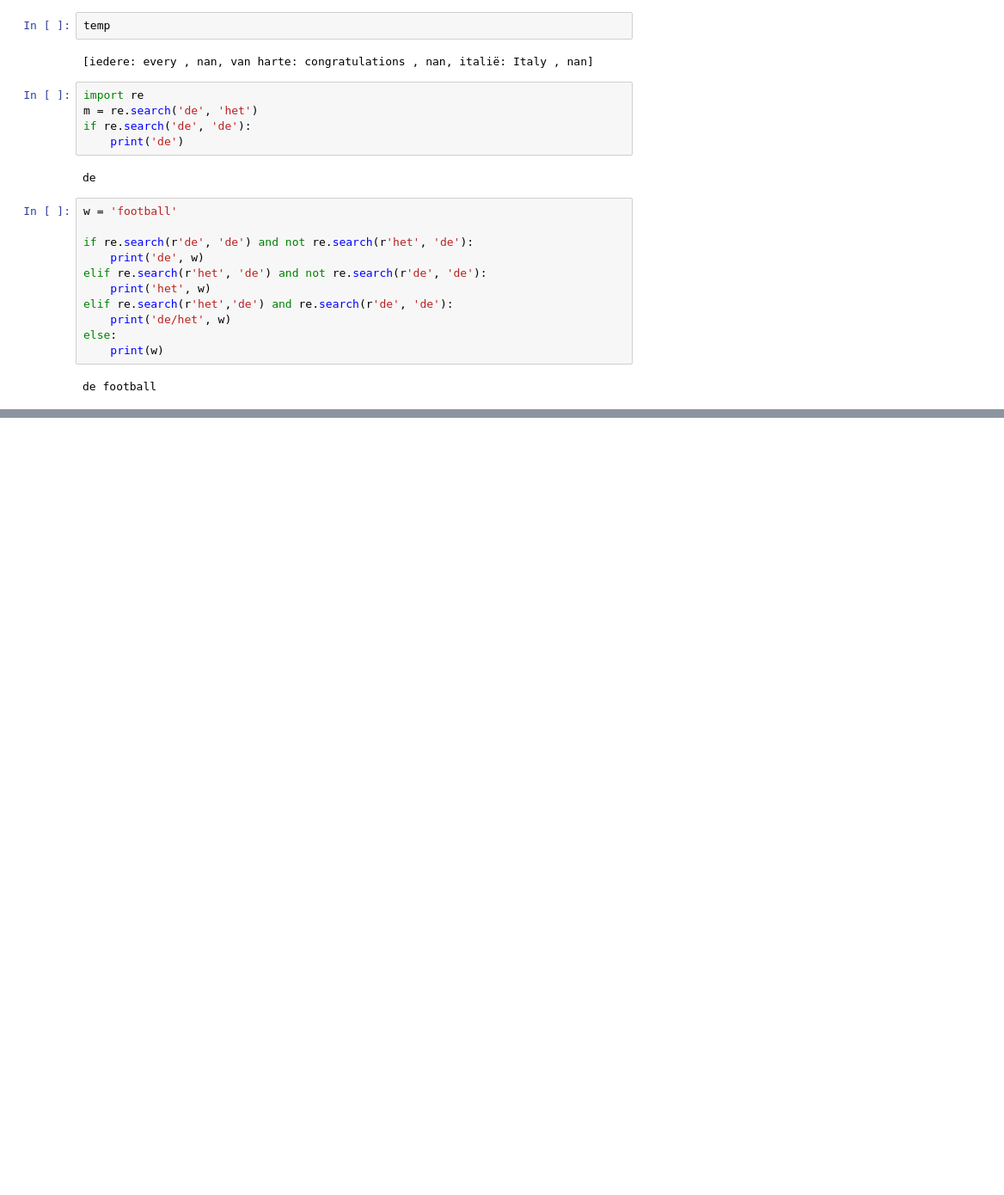
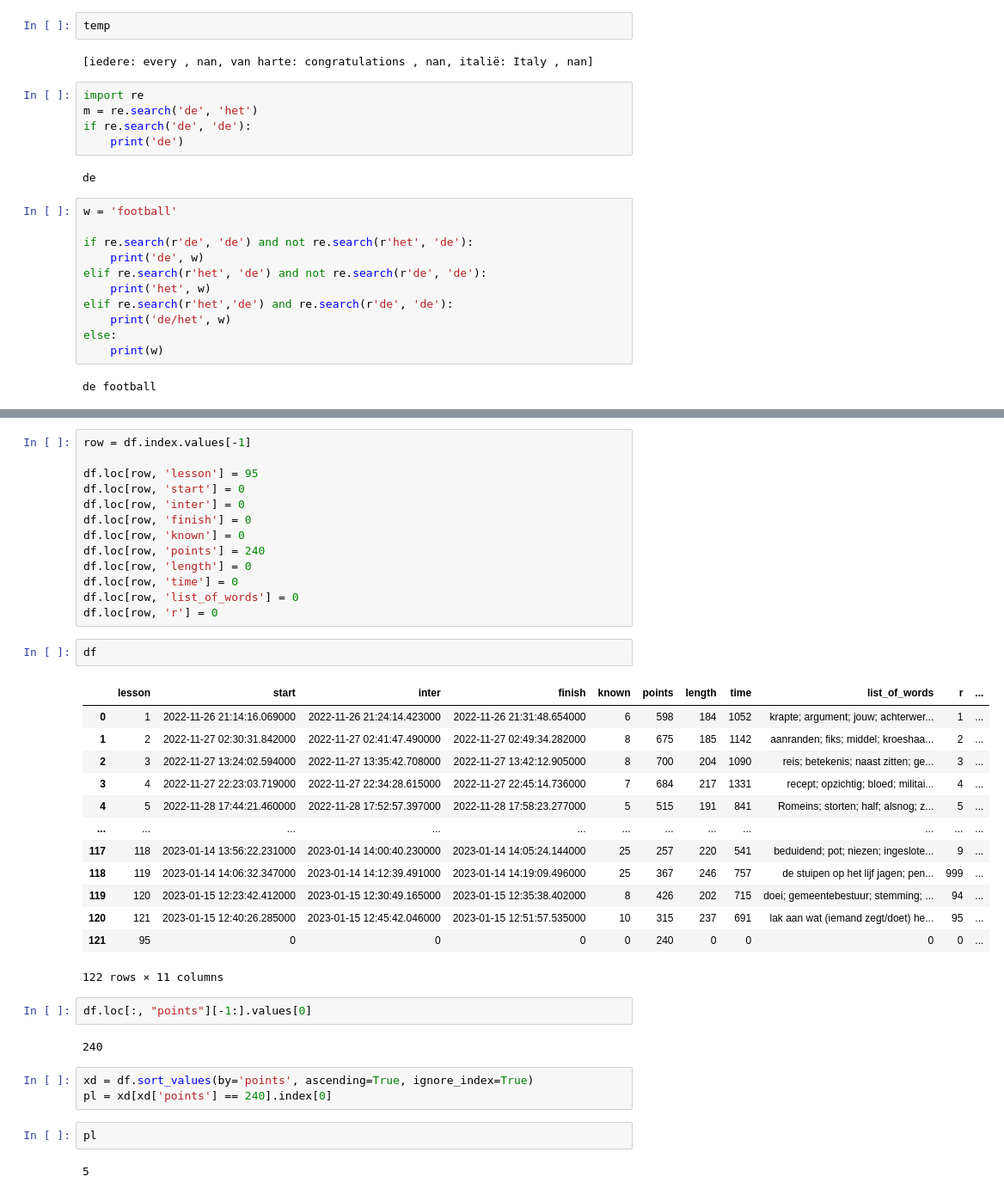
Before and after one commit to alexey198631/hobby_dutch_project, a Jupyter notebook: jupyter_for_testing.ipynb, the cells around one changed output, grey strips where cells are left out. Shown at 86% size. Saved outputs shown, nothing was run; the diff lists cells and outputs as text; blank space fills up the shorter version.

```diff
--- a/jupyter_for_testing.ipynb
+++ b/jupyter_for_testing.ipynb
@@ -376,0 +462,40 @@ de football
+# %%
+row = df.index.values[-1]
+
+df.loc[row, 'lesson'] = 95
+df.loc[row, 'start'] = 0
+df.loc[row, 'inter'] = 0
+df.loc[row, 'finish'] = 0
+df.loc[row, 'known'] = 0
+df.loc[row, 'points'] = 240
+df.loc[row, 'length'] = 0
+df.loc[row, 'time'] = 0
+df.loc[row, 'list_of_words'] = 0
+df.loc[row, 'r'] = 0
+# %%
+df
+# %% [output]
+|  | lesson | start | inter | finish | known | points | length | time | list_of_words | r | ... |
+| 0 | 1 | 2022-11-26 21:14:16.069000 | 2022-11-26 21:24:14.423000 | 2022-11-26 21:31:48.654000 | 6 | 598 | 184 | 1052 | krapte; argument; jouw; achterwer... | 1 | ... |
+| 1 | 2 | 2022-11-27 02:30:31.842000 | 2022-11-27 02:41:47.490000 | 2022-11-27 02:49:34.282000 | 8 | 675 | 185 | 1142 | aanranden; fiks; middel; kroeshaa... | 2 | ... |
+| 2 | 3 | 2022-11-27 13:24:02.594000 | 2022-11-27 13:35:42.708000 | 2022-11-27 13:42:12.905000 | 8 | 700 | 204 | 1090 | reis; betekenis; naast zitten; ge... | 3 | ... |
+| 3 | 4 | 2022-11-27 22:23:03.719000 | 2022-11-27 22:34:28.615000 | 2022-11-27 22:45:14.736000 | 7 | 684 | 217 | 1331 | recept; opzichtig; bloed; militai... | 4 | ... |
+| 4 | 5 | 2022-11-28 17:44:21.460000 | 2022-11-28 17:52:57.397000 | 2022-11-28 17:58:23.277000 | 5 | 515 | 191 | 841 | Romeins; storten; half; alsnog; z... | 5 | ... |
+| ... | ... | ... | ... | ... | ... | ... | ... | ... | ... | ... | ... |
+| 117 | 118 | 2023-01-14 13:56:22.231000 | 2023-01-14 14:00:40.230000 | 2023-01-14 14:05:24.144000 | 25 | 257 | 220 | 541 | beduidend; pot; niezen; ingeslote... | 9 | ... |
+| 118 | 119 | 2023-01-14 14:06:32.347000 | 2023-01-14 14:12:39.491000 | 2023-01-14 14:19:09.496000 | 25 | 367 | 246 | 757 | de stuipen op het lijf jagen; pen... | 999 | ... |
+| 119 | 120 | 2023-01-15 12:23:42.412000 | 2023-01-15 12:30:49.165000 | 2023-01-15 12:35:38.402000 | 8 | 426 | 202 | 715 | doei; gemeentebestuur; stemming; ... | 94 | ... |
+| 120 | 121 | 2023-01-15 12:40:26.285000 | 2023-01-15 12:45:42.046000 | 2023-01-15 12:51:57.535000 | 10 | 315 | 237 | 691 | lak aan wat (iemand zegt/doet) he... | 95 | ... |
+| 121 | 95 | 0 | 0 | 0 | 0 | 240 | 0 | 0 | 0 | 0 | ... |
+122 rows × 11 columns
+# %%
+df.loc[:, "points"][-1:].values[0]
+# %% [output]
+240
+# %%
+xd = df.sort_values(by='points', ascending=True, ignore_index=True)
+pl = xd[xd['points'] == 240].index[0]
+# %%
+pl
+# %% [output]
+5
```
Also changed, not shown: parts of 11 cells of this notebook, 4 other files.
